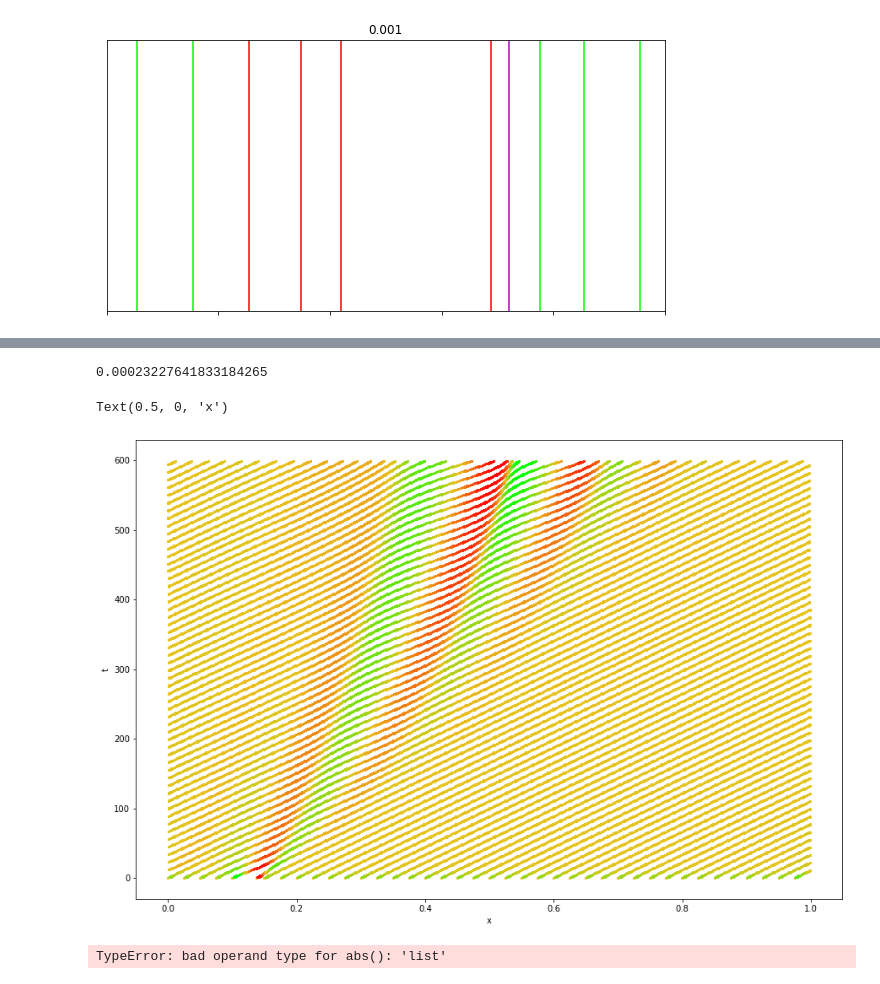
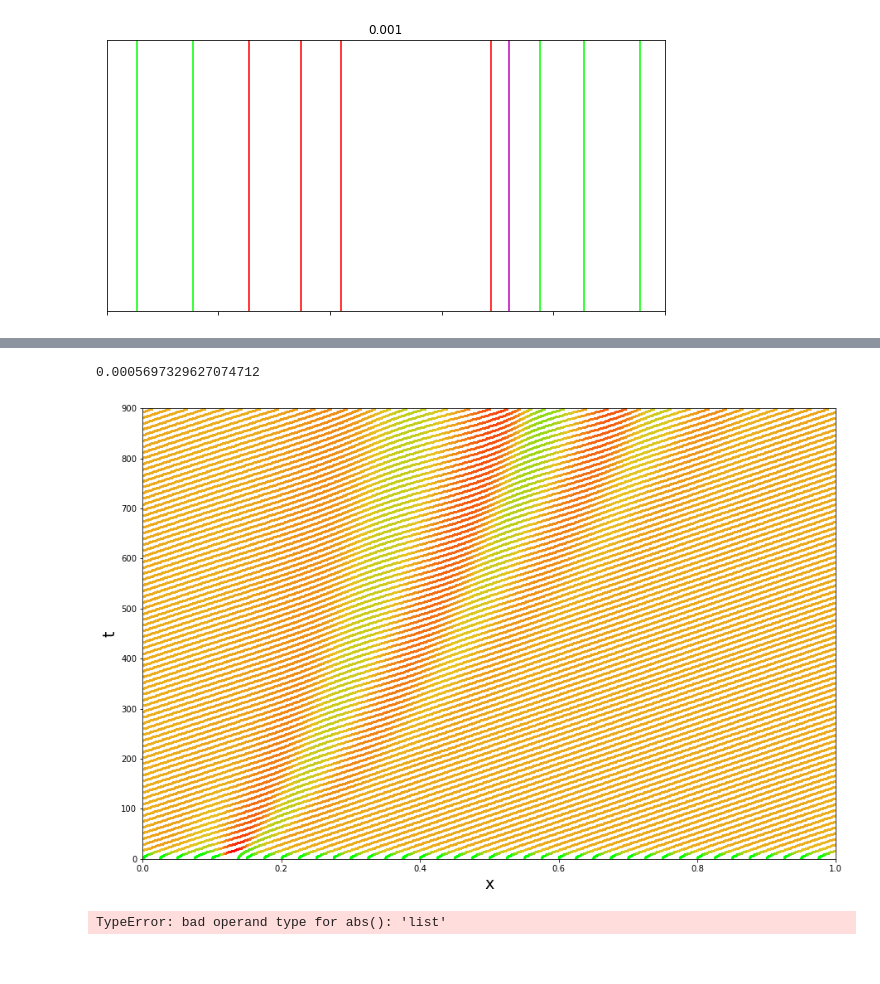
Before and after one commit to malcolmmaas/traffic, a Jupyter notebook: model.ipynb, the cells around one changed output, grey strips where cells are left out. Drawn from its saved outputs; the diff is of its cells as text; code cells hidden in the pictures.

```diff
--- a/model.ipynb
+++ b/model.ipynb
@@ -61,6 +63,7 @@ done
 plot_x = []
 plot_y = []
 trajectories = []
+
 for i in range(5*N):
     trajectories.append([[],[]])
 for t,t_x in enumerate(time_series):
@@ -72,7 +75,11 @@ for t,t_x in enumerate(time_series):
 for traj in trajectories:
     plt.plot(traj[0], traj[1], c='b')
 
-plt.rcParams['figure.figsize'] = (15,10)
-plt.ylabel('t')
-plt.xlabel('x')
+plt.rcParams['figure.figsize'] = (25,10)
+ax.tick_params(axis='both', which='major', labelsize=24)
+plt.ylabel('t', fontsize=20)
+plt.xlabel('x', fontsize=20)
+plt.ylim(0,200)
+plt.xlim(0,1)
+plt.savefig('figs/simpletraj.jpg',bbox_inches='tight')
 # %% [output]
@@ -106,9 +112,12 @@ for t,t_x in enumerate(time_series):
         else:
             plot_c.append(b_val)
 
-plt.rcParams['figure.figsize'] = (15,10)
-plt.scatter(plot_x, plot_y, marker='s', c=plot_c, s=2, cmap=cmap)
-plt.ylabel('t')
-plt.xlabel('x')
-# plt.ylim(700,800)
+plt.rcParams['figure.figsize'] = (25,10)
+plt.scatter(plot_x, plot_y, marker='s', c=plot_c, s=25, cmap=cmap)
+ax.tick_params(axis='both', which='major', labelsize=24)
+plt.ylabel('t', fontsize=20)
+plt.xlabel('x', fontsize=20)
+plt.ylim(0,200)
+plt.xlim(0,1)
+plt.savefig('figs/simplescat.jpg',bbox_inches='tight')
 # %% [output]
@@ -196,8 +204,8 @@ L = 1
 cars = []
 for i in range(N):
     cars.append({
-#         'v': 0,
-        'v': 0.002,
+        'v': 0,
+#         'v': 0.002,
 #         'v': .003 * L,
 #         'd': 1/n,
         'x': L*i/N,
@@ -214,15 +222,15 @@ ts = range(5,12)
 braker_val = .00001
 bs = [-braker_val]*4 + [braker_val]*3
 # this is the driver sensitivity. Higher = lower reaction time
-a = .15
+a = .16
 # this is essentially the speed limit
-b = .1
+b = .095
 
 braker = 1
 time_series = []
 crash = False
 stop_on_crash = False
-iterations = 600
+iterations = 900
 for i in range(iterations):
     global crash
     if not crash or not stop_on_crash:
@@ -295,40 +303,42 @@ Text(0.5, 0, 'x')
 # %%
 from matplotlib.colors import LinearSegmentedColormap
 colors = [(1, 0, 0), (232/255, 195/255, 32/255), (0, 1, 0)]  # R -> B -> G
 cmap = LinearSegmentedColormap.from_list(name='bruh', colors=colors, N=100)
 
 max_b = max([max([abs(y['b']) for y in x]) for x in time_series])
 print(max_b)
 b_upper_bound = .0001
 b_lower_bound = .0001
 # b_upper_bound = max_b
 # b_lower_bound = max_b
 
 plot_x = []
 plot_y = []
 plot_c = []
 for t,t_x in enumerate(time_series):
     for i,c in enumerate(t_x):
         plot_x.append(c['x']%L)
         plot_y.append(t)
 #         plot_c.append(c['b'])
         b_val = (c['b']+b_lower_bound)/(b_upper_bound*2)
         if b_val > 1:
             plot_c.append(1)
         elif b_val < 0:
             plot_c.append(0)
         else:
             plot_c.append(b_val)
 
 plt.rcParams['figure.figsize'] = (15,10)
-plt.scatter(plot_x, plot_y, marker='s', c=plot_c, s=5, cmap=cmap)
-plt.ylabel('t')
-plt.xlabel('x')
-# plt.ylim(0,200)
+plt.scatter(plot_x, plot_y, marker='s', c=plot_c, s=4, cmap=cmap)
+ax.tick_params(axis='both', which='major', labelsize=25)
+plt.ylabel('t', fontsize=19)
+plt.xlabel('x', fontsize=19)
+plt.ylim(0,900)
+plt.xlim(0,1)
+plt.savefig('figs/bandoscat.jpg',bbox_inches='tight')
 # %% [output]
-0.00023227641833184265
+0.0005697329627074712
-Text(0.5, 0, 'x')
-[figure, old version]
+[figure, new version]
 # %%
 %matplotlib inline
 import matplotlib.pyplot as plt
```
Also changed, not shown: parts of 5 cells of this notebook, 3 other files.
